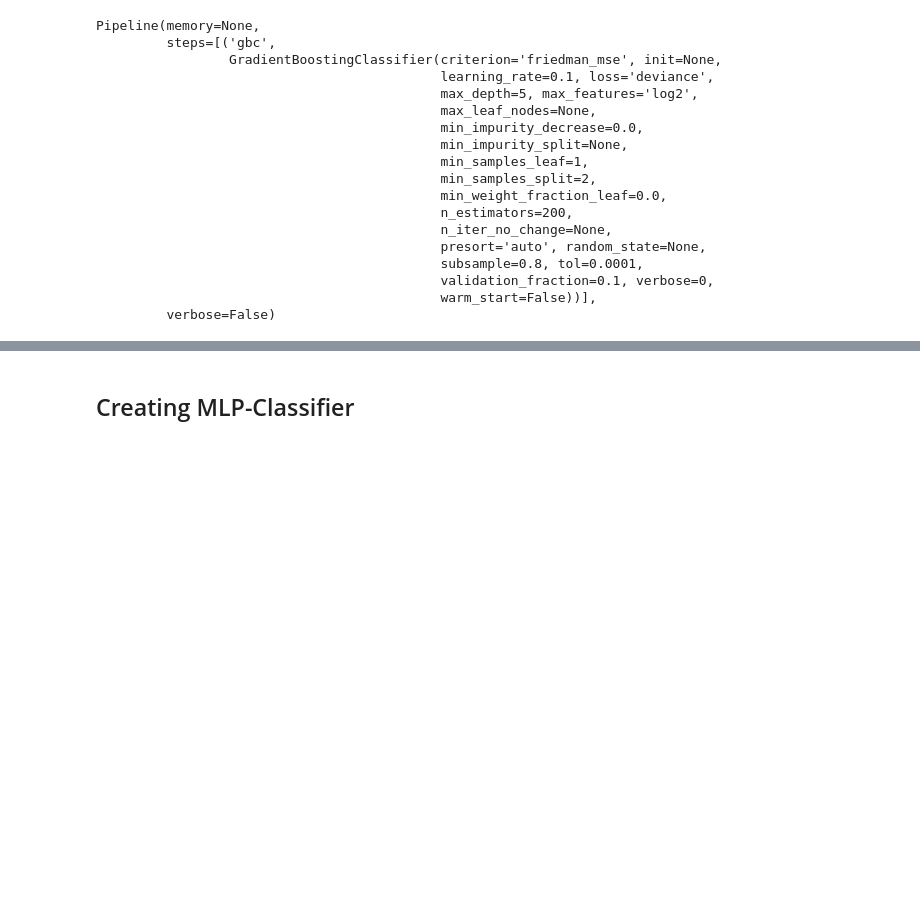
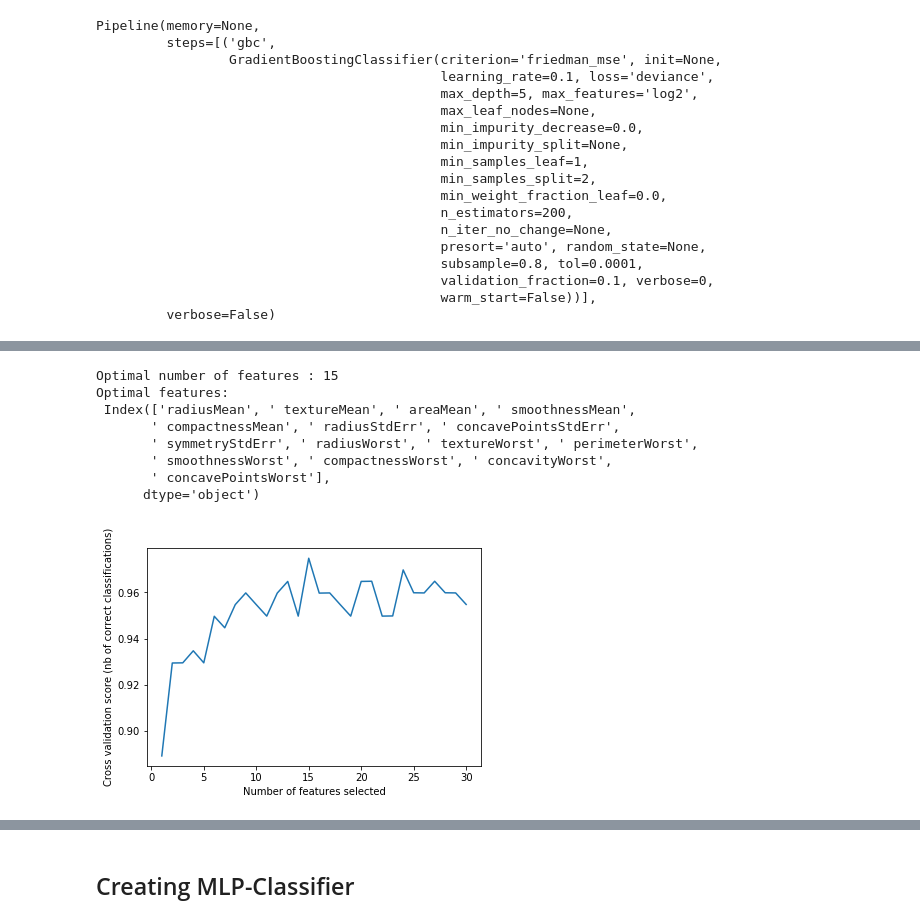
Before and after one commit to theGreatRaphael/ML_Task1, a Jupyter notebook: Exercise2/breast_cancer.ipynb, the cells around one changed output, grey strips where cells are left out. Drawn from its saved outputs; the diff is of its cells as text; code cells hidden in the pictures; blank space fills up the shorter version.

```diff
--- a/Exercise2/breast_cancer.ipynb
+++ b/Exercise2/breast_cancer.ipynb
@@ -404,0 +471,5 @@ Pipeline(memory=None,
+# %%
+X_train_dropped_rf = X_train[:,rfecv_rf.get_support(indices=True)]
+X_test_dropped_rf = X_test[:,rfecv_rf.get_support(indices=True)]
+rfecv_rf.fit(X_train_dropped_rf, y_train)
+y_pred_dropped_rf = rfecv_rf.predict(X_test_dropped_rf)
@@ -415,5 +500,5 @@ from sklearn.ensemble import GradientBoostingClassifier
 # %%
-pipe_gbc = Pipeline([
+pipe_gbc = PipelineRFE([
     ('gbc', GradientBoostingClassifier())
 ])
 # %%
@@ -522,3 +607,8 @@ Pipeline(memory=None,
                                             validation_fraction=0.1, verbose=0,
                                             warm_start=False))],
          verbose=False)
+# %%
+pipe_gbc.set_params(**grid_gbc.best_params_)
+rfecv_gbc = RFECV(estimator=pipe_gbc, cv=3, scoring="accuracy")
+# %%
+rfecv_gbc.fit(X_train, y_train)
@@ -524,0 +633,18 @@ Pipeline(memory=None,
+# %%
+print("Optimal number of features : %d" % rfecv_gbc.n_features_)
+print("Optimal features: \n", breast_cancer.columns[rfecv_gbc.get_support(indices=True)])
+plt.figure()
+plt.xlabel("Number of features selected")
+plt.ylabel("Cross validation score (nb of correct classifications)")
+plt.plot(range(1, len(rfecv_gbc.grid_scores_) + 1), rfecv_gbc.grid_scores_)
+plt.show()
+# %% [output]
+Optimal number of features : 15
+Optimal features:
+ Index(['radiusMean', ' textureMean', ' areaMean', ' smoothnessMean',
+       ' compactnessMean', ' radiusStdErr', ' concavePointsStdErr',
+       ' symmetryStdErr', ' radiusWorst', ' textureWorst', ' perimeterWorst',
+       ' smoothnessWorst', ' compactnessWorst', ' concavityWorst',
+       ' concavePointsWorst'],
+      dtype='object')
+[figure, added]
```
Also changed, not shown: parts of 21 cells of this notebook.
